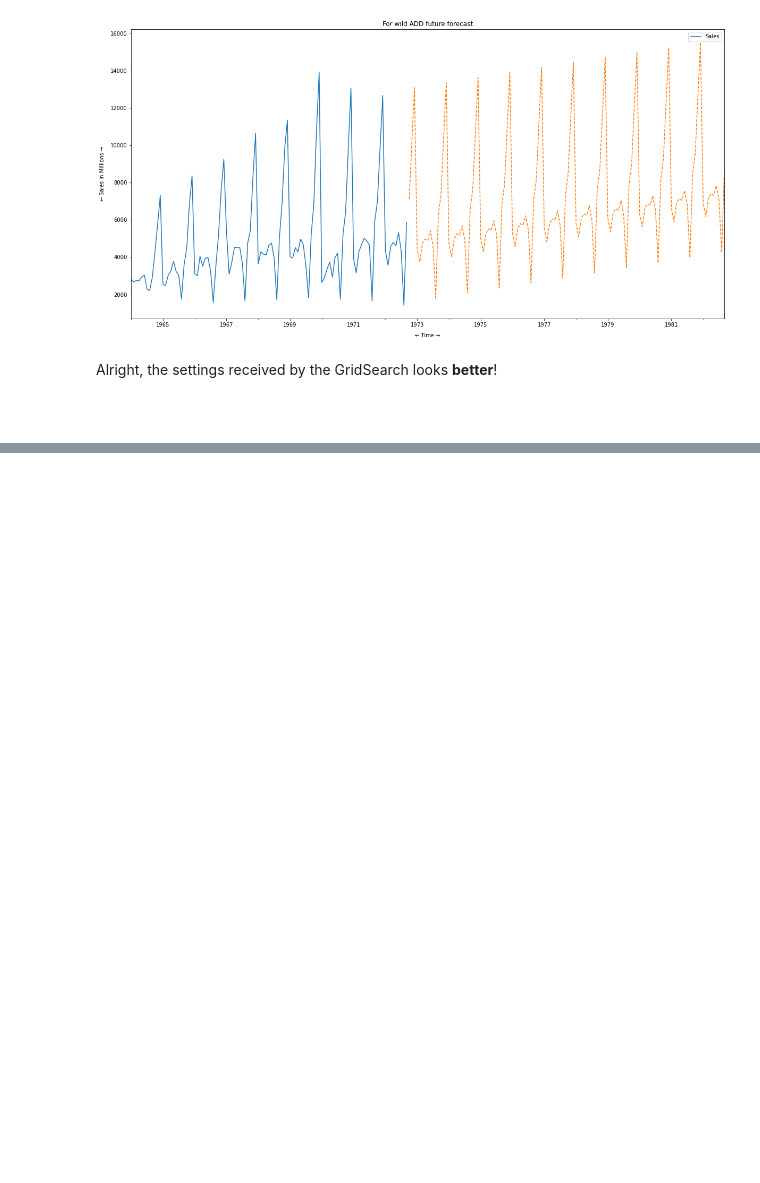
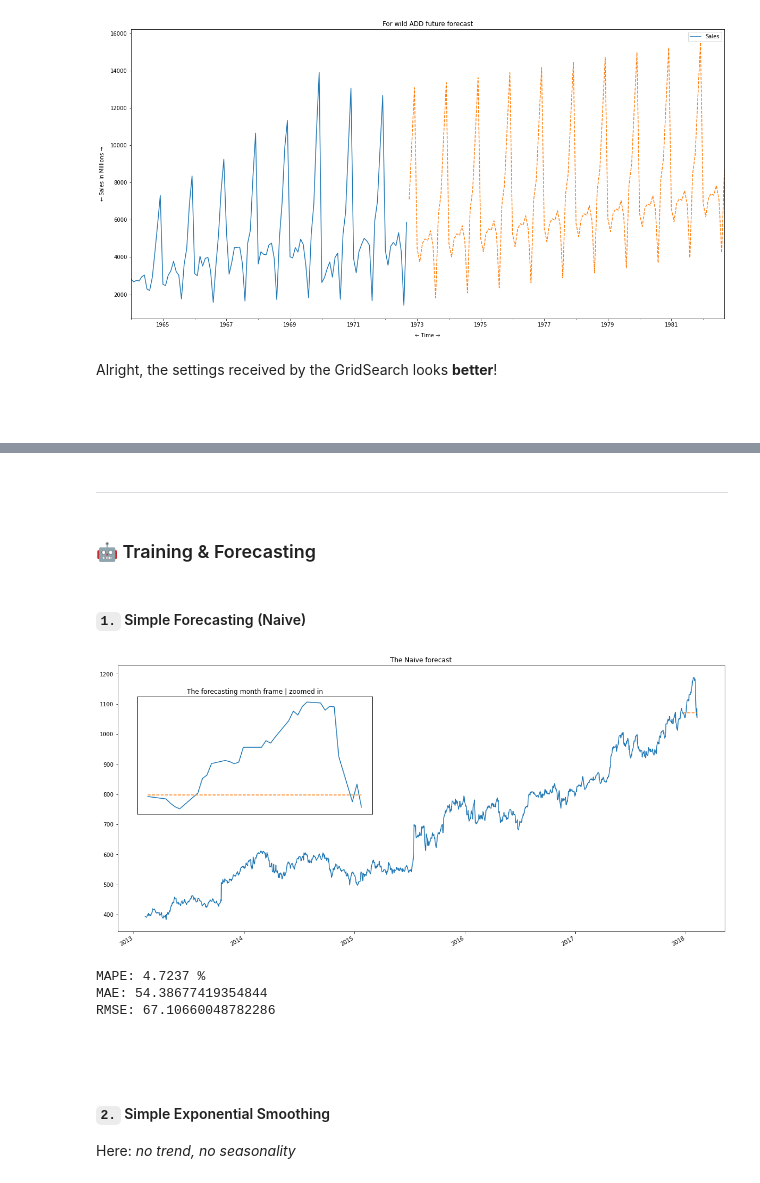
Before and after one commit to AayushSameerShah/TimeSeries-Forecasting, a Jupyter notebook: 2. Exponential Smoothing and ETS/8. Self Exercise.ipynb, the cells around one changed output, grey strips where cells are left out. Cells and saved outputs as stored; diff of their text form; code cells hidden in the pictures; blank space fills up the shorter version.

```diff
--- a/2. Exponential Smoothing and ETS/8. Self Exercise.ipynb
+++ b/2. Exponential Smoothing and ETS/8. Self Exercise.ipynb
@@ -254,0 +309,29 @@ Alright, the settings received by the GridSearch looks **better**!
+# %% [markdown]
+___
+# %% [markdown]
+### 🤖 Training & Forecasting
+# %%
+# The train and test split
+train = google.iloc[:-31]
+test = google.iloc[-31:]
+# %% [markdown]
+#### `1.` Simple Forecasting (Naive)
+# %%
+naive_forecast = pd.Series(np.repeat(train.iloc[-1], 31),
+                           index=test.index)
+# %%
+main_axes = plt.axes()
+small_axes = plt.axes([.15,.5,.3,.3])
+
+google.plot(ax=main_axes)
+naive_forecast.plot(ax=main_axes, ls='dashed')
+
+google.iloc[-31:].plot(ax=small_axes)
+naive_forecast.plot(ax=small_axes, ls='dashed')
+
+
+main_axes.set(title="The Naive forecast");
+small_axes.set(yticks=[], xticks=[],
+               title="The forecasting month frame | zoomed in");
+# %% [output]
+[figure, added]
@@ -254,0 +344,11 @@ Alright, the settings received by the GridSearch looks **better**!
+# %%
+get_metrics(test, naive_forecast)
+# %% [output]
+MAPE: 4.7237 %
+MAE: 54.38677419354844
+RMSE: 67.10660048782286
+# %% [markdown]
+#
+# %% [markdown]
+#### `2.` Simple Exponential Smoothing
+Here: *no trend, no seasonality*
```
Also changed, not shown: parts of 61 cells of this notebook, 2 other files.
